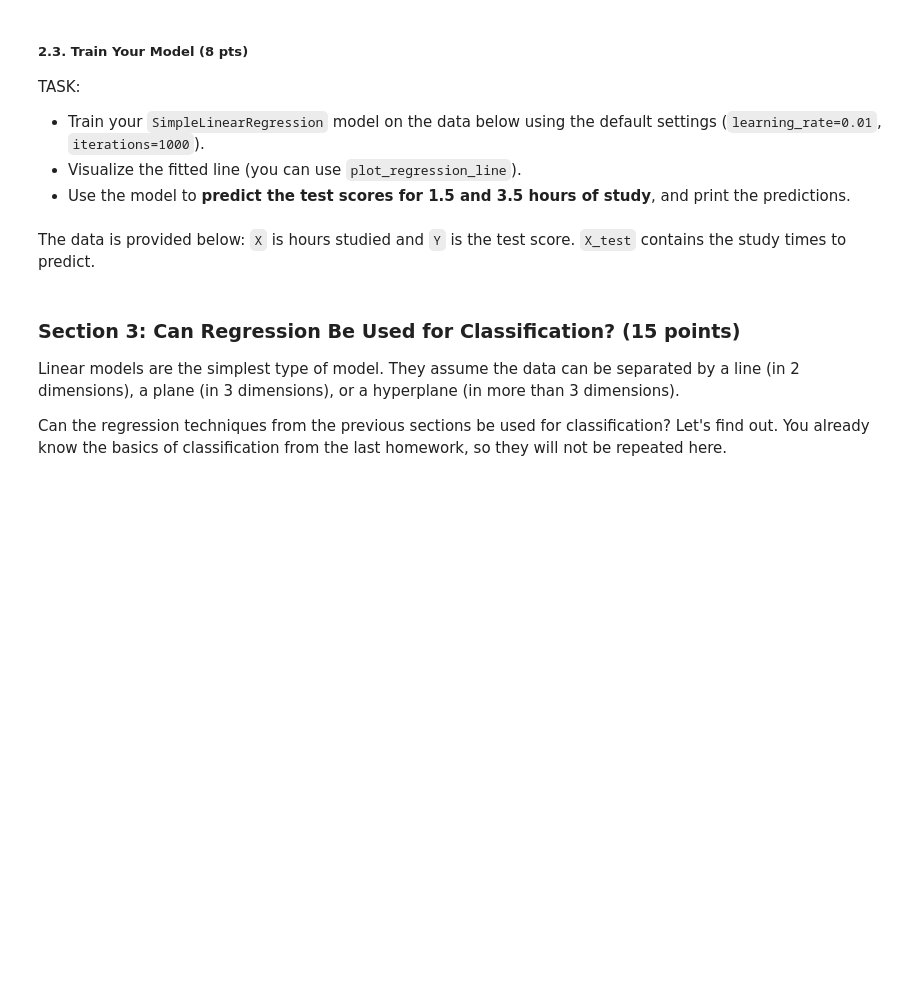
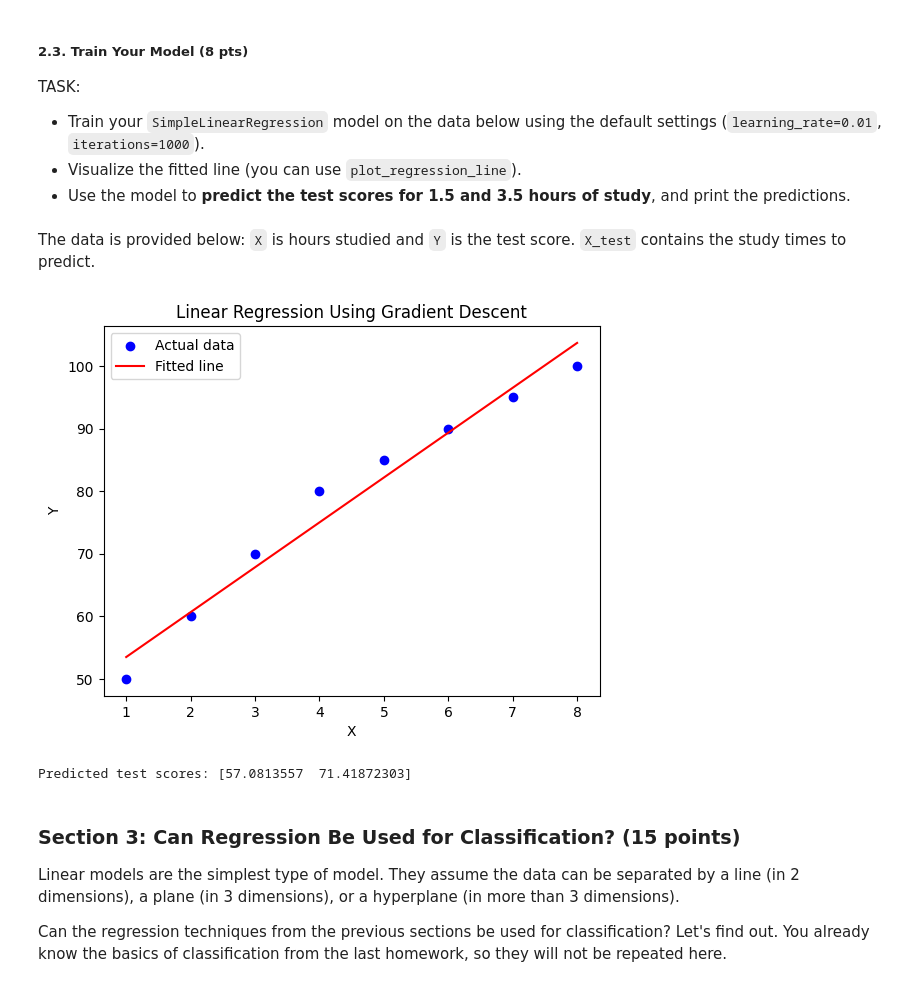
Before and after one commit to bl25845/DATA602_FardinaAlam, a Jupyter notebook: HW5/HW5_Part01-DATA602-Regression.ipynb, the cells around one changed output. Drawn from its saved outputs; the diff is of its cells as text; code cells hidden in the pictures; blank space fills up the shorter version.

```diff
--- a/HW5/HW5_Part01-DATA602-Regression.ipynb
+++ b/HW5/HW5_Part01-DATA602-Regression.ipynb
@@ -530,19 +625,24 @@ class SimpleLinearRegression:
         self.learning_rate = learning_rate
         self.iterations = iterations
         # Your code here. Initialize m and b to 0
-        self.m =
-        self.b =
+        self.m = 0
+        self.b = 0
 
 
     def fit(self, X, Y):
         # Your code here. Perform gradient descent using the gradients from 2.1
         for _ in range(self.iterations):
-            self.m -=
-            self.b -=
+            y_pred = self.m * X + self.b
+
+            dm = (2/len(X)) * sum((y_pred - Y)*X)
+            db = (2/len(X)) * sum(y_pred - Y)
+
+            self.m -= self.learning_rate * dm
+            self.b -= self.learning_rate * db
 
     def predict(self, X):
         # Your code here. Return the predictions for X
-        return
+        return self.m * X + self.b
 
     def plot_regression_line(self, X, Y):
         # Predict values
@@ -598,14 +700,23 @@ The data is provided below: `X` is hours studied and `Y` is the test score. `X_t
 # %%
 ### DO NOT MODIFY
 # Given dataset
 X = np.array([1, 2, 3, 4, 5, 6, 7, 8])  # Hours Studied
 Y = np.array([50, 60, 70, 80, 85, 90, 95, 100])  # Test Score
 
 X_test = np.array([1.5, 3.5])
 ### DO NOT MODIFY
 
 ##### Your code below
-model = ...
+model = SimpleLinearRegression(learning_rate=0.01, iterations=1000)
+
+model.fit(X, Y)
+model.plot_regression_line(X, Y)
+
+score_pred = model.predict(X_test)
+print(f"Predicted test scores: {score_pred}")
+# %% [output]
+[figure, added]
+Predicted test scores: [57.0813557  71.41872303]
 # %% [markdown]
 ### Section 3: Can Regression Be Used for Classification? (15 points)
 Linear models are the simplest type of model. They assume the data can be separated by a line (in 2 dimensions), a plane (in 3 dimensions), or a hyperplane (in more than 3 dimensions).
```
Also changed, not shown: parts of 29 cells of this notebook, 1 other file.
